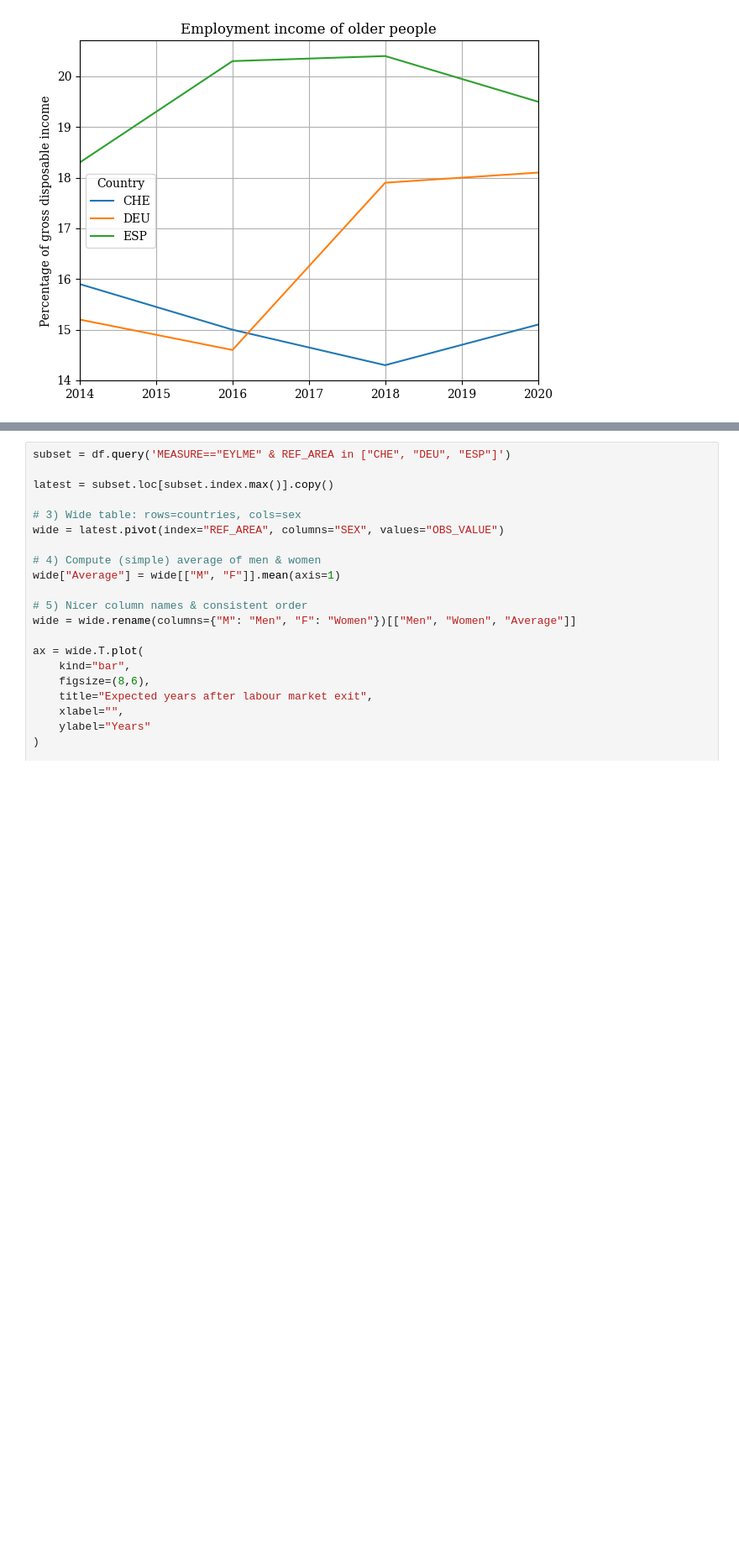
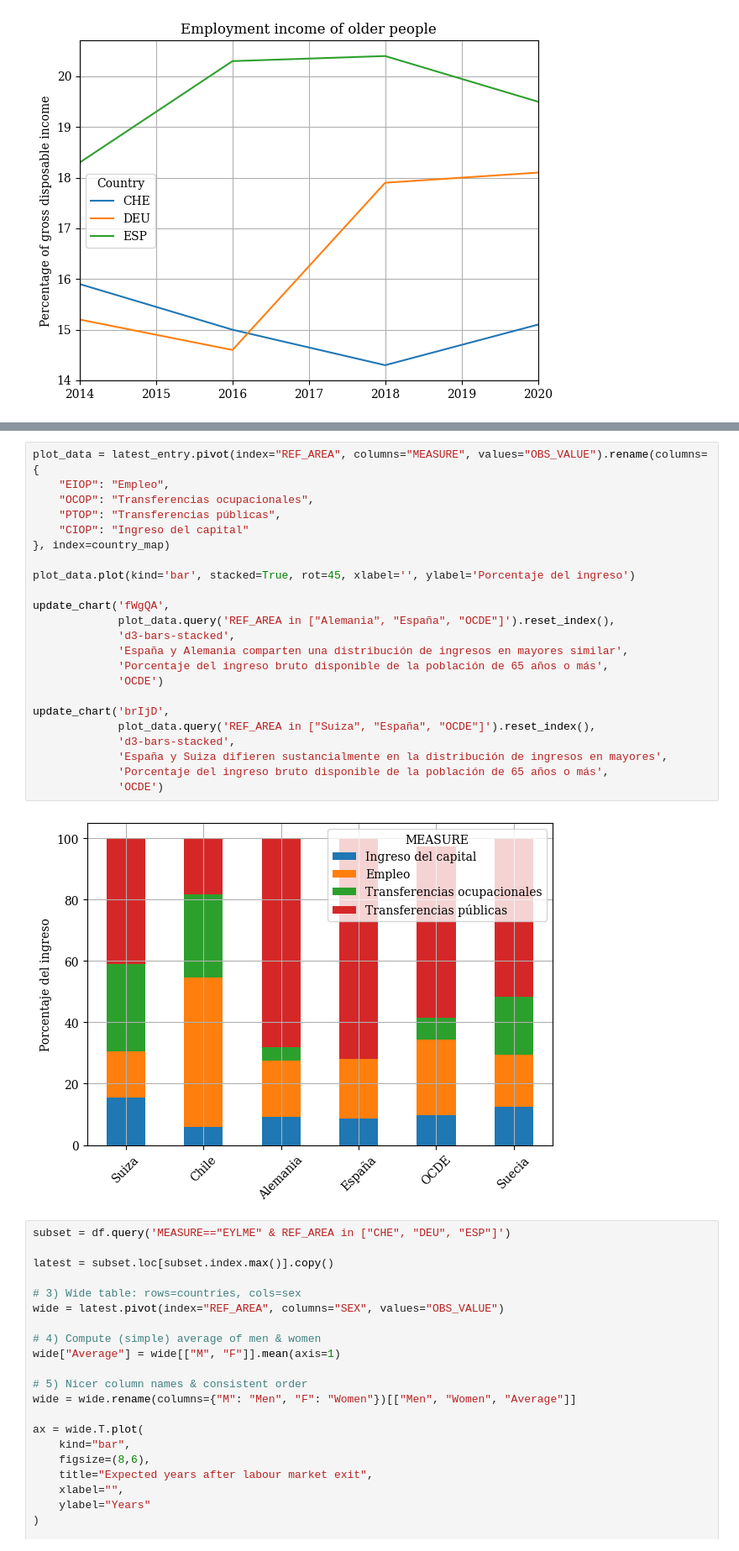
Before and after one commit to MiguelPuntoEs/hesperides-pensiones, a Jupyter notebook: pensiones.ipynb, the cells around one changed output, grey strips where cells are left out. Shown at 84% size. Drawn from its saved outputs; the diff is of its cells as text; blank space fills up the shorter version.

```diff
--- a/pensiones.ipynb
+++ b/pensiones.ipynb
@@ -277,3 +373,28 @@ ax.legend(title="Country")
+# %%
+plot_data = latest_entry.pivot(index="REF_AREA", columns="MEASURE", values="OBS_VALUE").rename(columns={
+    "EIOP": "Empleo",
+    "OCOP": "Transferencias ocupacionales",
+    "PTOP": "Transferencias públicas",
+    "CIOP": "Ingreso del capital"
+}, index=country_map)
+
+plot_data.plot(kind='bar', stacked=True, rot=45, xlabel='', ylabel='Porcentaje del ingreso')
+
+update_chart('fWgQA',
+             plot_data.query('REF_AREA in ["Alemania", "España", "OCDE"]').reset_index(),
+             'd3-bars-stacked',
+             'España y Alemania comparten una distribución de ingresos en mayores similar',
+             'Porcentaje del ingreso bruto disponible de la población de 65 años o más',
+             'OCDE')
+
+update_chart('brIjD',
+             plot_data.query('REF_AREA in ["Suiza", "España", "OCDE"]').reset_index(),
+             'd3-bars-stacked',
+             'España y Suiza difieren sustancialmente en la distribución de ingresos en mayores',
+             'Porcentaje del ingreso bruto disponible de la población de 65 años o más',
+             'OCDE')
+# %% [output]
+[figure, added]
 # %%
 subset = df.query('MEASURE=="EYLME" & REF_AREA in ["CHE", "DEU", "ESP"]')
 
```
Also changed, not shown: parts of 9 cells of this notebook.
